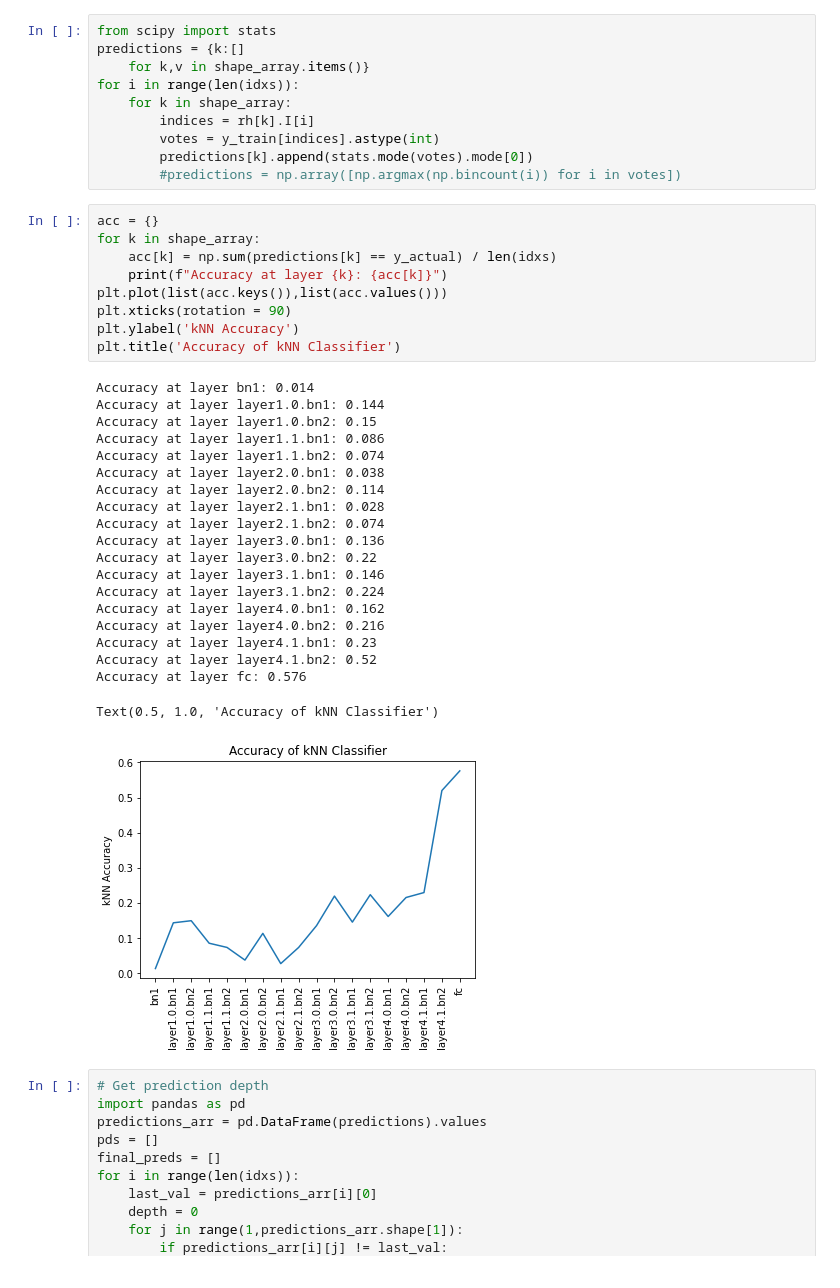
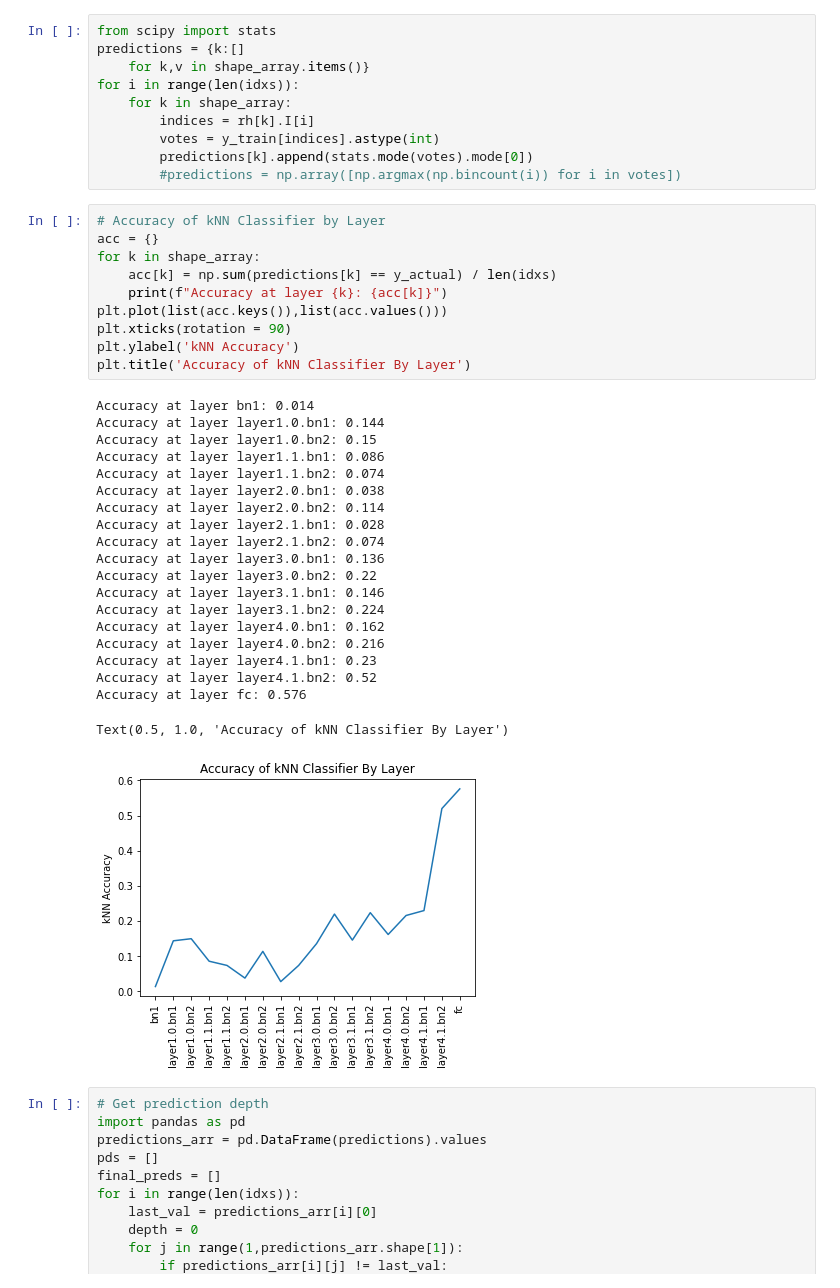
Before and after one commit to Pikus16/ExampleDifficultyScale, a Jupyter notebook: PaperExperiments.ipynb, the cells around one changed output. Cells and saved outputs as stored; diff of their text form.

```diff
--- a/PaperExperiments.ipynb
+++ b/PaperExperiments.ipynb
@@ -298,35 +298,36 @@ for i in range(len(idxs)):
         predictions[k].append(stats.mode(votes).mode[0])
         #predictions = np.array([np.argmax(np.bincount(i)) for i in votes])
 # %%
+# Accuracy of kNN Classifier by Layer
 acc = {}
 for k in shape_array:
     acc[k] = np.sum(predictions[k] == y_actual) / len(idxs)
     print(f"Accuracy at layer {k}: {acc[k]}")
 plt.plot(list(acc.keys()),list(acc.values()))
 plt.xticks(rotation = 90)
 plt.ylabel('kNN Accuracy')
-plt.title('Accuracy of kNN Classifier')
+plt.title('Accuracy of kNN Classifier By Layer')
 # %% [output]
 Accuracy at layer bn1: 0.014
 Accuracy at layer layer1.0.bn1: 0.144
 Accuracy at layer layer1.0.bn2: 0.15
 Accuracy at layer layer1.1.bn1: 0.086
 Accuracy at layer layer1.1.bn2: 0.074
 Accuracy at layer layer2.0.bn1: 0.038
 Accuracy at layer layer2.0.bn2: 0.114
 Accuracy at layer layer2.1.bn1: 0.028
 Accuracy at layer layer2.1.bn2: 0.074
 Accuracy at layer layer3.0.bn1: 0.136
 Accuracy at layer layer3.0.bn2: 0.22
 Accuracy at layer layer3.1.bn1: 0.146
 Accuracy at layer layer3.1.bn2: 0.224
 Accuracy at layer layer4.0.bn1: 0.162
 Accuracy at layer layer4.0.bn2: 0.216
 Accuracy at layer layer4.1.bn1: 0.23
 Accuracy at layer layer4.1.bn2: 0.52
 Accuracy at layer fc: 0.576
-Text(0.5, 1.0, 'Accuracy of kNN Classifier')
+Text(0.5, 1.0, 'Accuracy of kNN Classifier By Layer')
-[figure, old version]
+[figure, new version]
 # %%
 # Get prediction depth
 import pandas as pd
```
Also changed, not shown: parts of 5 cells of this notebook.
